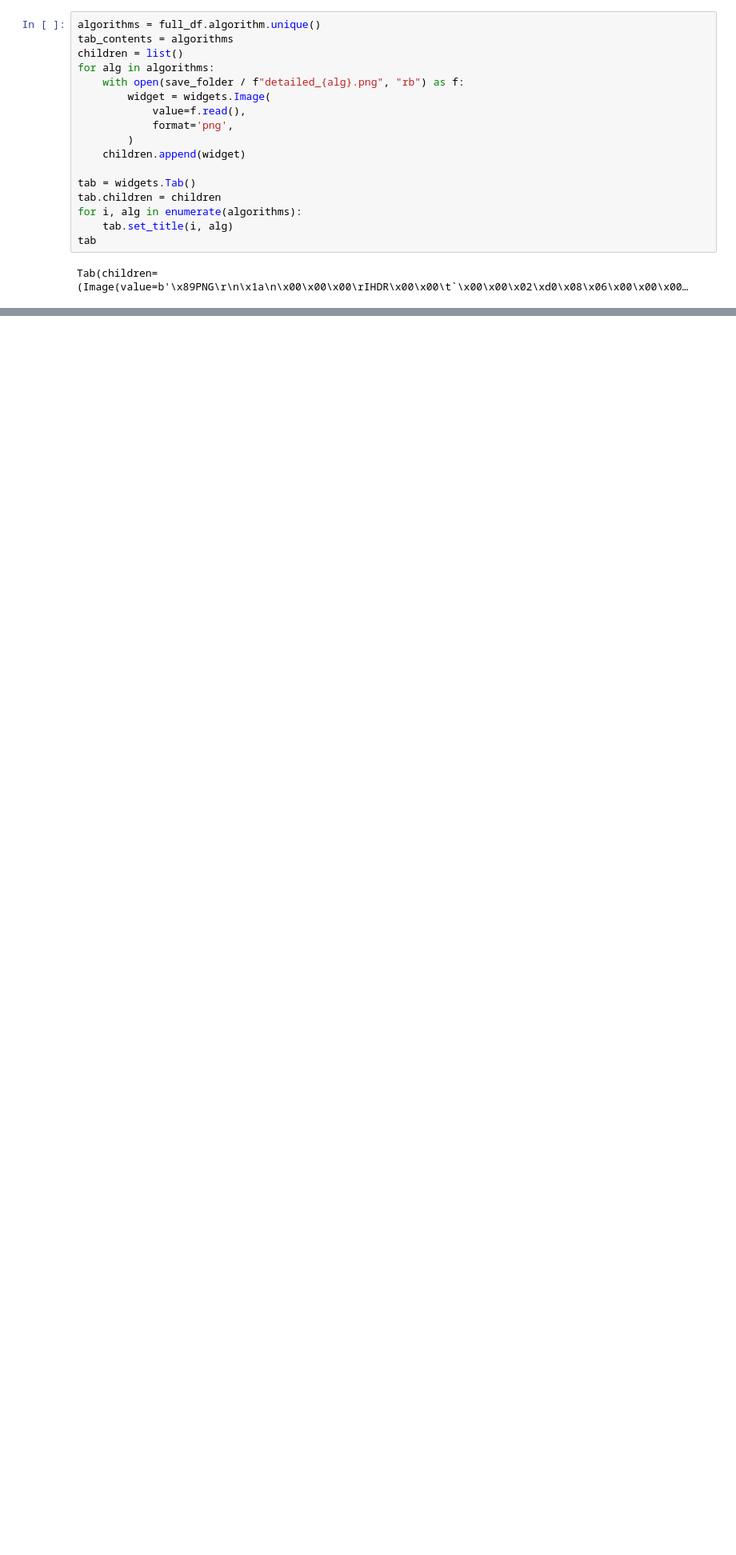
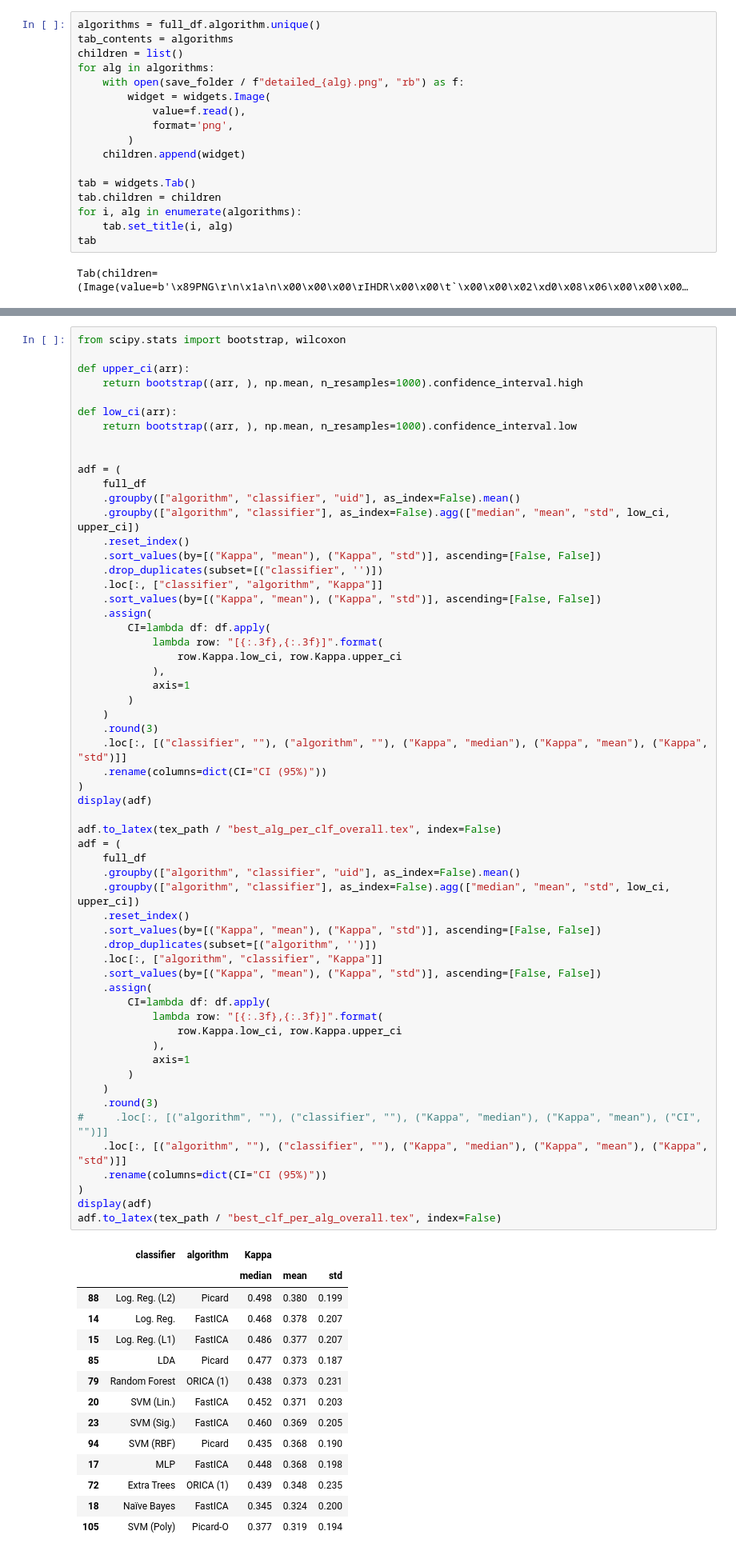
Before and after one commit to Kotzly/BCI_MsC, a Jupyter notebook: notebooks/Issue_32_Results_Analysis_BCIComp.ipynb, the cells around one changed output, grey strips where cells are left out. Shown: that part at 80% size. Saved outputs shown, nothing was run; the diff lists cells and outputs as text; blank space fills up the shorter version.

Commit message:
#32 new tables in notebooks

```diff
--- a/notebooks/Issue_32_Results_Analysis_BCIComp.ipynb
+++ b/notebooks/Issue_32_Results_Analysis_BCIComp.ipynb
@@ -365,0 +362,73 @@ Tab(children=(Image(value=b'\x89PNG\r\n\x1a\n\x00\x00\x00\rIHDR\x00\x00\t`\x00\x
+# %%
+from scipy.stats import bootstrap, wilcoxon
+
+def upper_ci(arr):
+    return bootstrap((arr, ), np.mean, n_resamples=1000).confidence_interval.high
+
+def low_ci(arr):
+    return bootstrap((arr, ), np.mean, n_resamples=1000).confidence_interval.low
+
+
+adf = (
+    full_df
+    .groupby(["algorithm", "classifier", "uid"], as_index=False).mean()
+    .groupby(["algorithm", "classifier"], as_index=False).agg(["median", "mean", "std", low_ci, upper_ci])
+    .reset_index()
+    .sort_values(by=[("Kappa", "mean"), ("Kappa", "std")], ascending=[False, False])
+    .drop_duplicates(subset=[("classifier", '')])
+    .loc[:, ["classifier", "algorithm", "Kappa"]]
+    .sort_values(by=[("Kappa", "mean"), ("Kappa", "std")], ascending=[False, False])
+    .assign(
+        CI=lambda df: df.apply(
+            lambda row: "[{:.3f},{:.3f}]".format(
+                row.Kappa.low_ci, row.Kappa.upper_ci
+            ),
+            axis=1
+        )
+    )
+    .round(3)
+    .loc[:, [("classifier", ""), ("algorithm", ""), ("Kappa", "median"), ("Kappa", "mean"), ("Kappa", "std")]]
+    .rename(columns=dict(CI="CI (95%)"))
+)
+display(adf)
+
+adf.to_latex(tex_path / "best_alg_per_clf_overall.tex", index=False)
+adf = (
+    full_df
+    .groupby(["algorithm", "classifier", "uid"], as_index=False).mean()
+    .groupby(["algorithm", "classifier"], as_index=False).agg(["median", "mean", "std", low_ci, upper_ci])
+    .reset_index()
+    .sort_values(by=[("Kappa", "mean"), ("Kappa", "std")], ascending=[False, False])
+    .drop_duplicates(subset=[("algorithm", '')])
+    .loc[:, ["algorithm", "classifier", "Kappa"]]
+    .sort_values(by=[("Kappa", "mean"), ("Kappa", "std")], ascending=[False, False])
+    .assign(
+        CI=lambda df: df.apply(
+            lambda row: "[{:.3f},{:.3f}]".format(
+                row.Kappa.low_ci, row.Kappa.upper_ci
+            ),
+            axis=1
+        )
+    )
+    .round(3)
+#     .loc[:, [("algorithm", ""), ("classifier", ""), ("Kappa", "median"), ("Kappa", "mean"), ("CI", "")]]
+    .loc[:, [("algorithm", ""), ("classifier", ""), ("Kappa", "median"), ("Kappa", "mean"), ("Kappa", "std")]]
+    .rename(columns=dict(CI="CI (95%)"))
+)
+display(adf)
+adf.to_latex(tex_path / "best_clf_per_alg_overall.tex", index=False)
+# %% [output]
+|  | classifier | algorithm | Kappa |  |  |
+|  |  |  | median | mean | std |
+| 88 | Log. Reg. (L2) | Picard | 0.498 | 0.380 | 0.199 |
+| 14 | Log. Reg. | FastICA | 0.468 | 0.378 | 0.207 |
+| 15 | Log. Reg. (L1) | FastICA | 0.486 | 0.377 | 0.207 |
+| 85 | LDA | Picard | 0.477 | 0.373 | 0.187 |
+| 79 | Random Forest | ORICA (1) | 0.438 | 0.373 | 0.231 |
+| 20 | SVM (Lin.) | FastICA | 0.452 | 0.371 | 0.203 |
+| 23 | SVM (Sig.) | FastICA | 0.460 | 0.369 | 0.205 |
+| 94 | SVM (RBF) | Picard | 0.435 | 0.368 | 0.190 |
+| 17 | MLP | FastICA | 0.448 | 0.368 | 0.198 |
+| 72 | Extra Trees | ORICA (1) | 0.439 | 0.348 | 0.235 |
+| 18 | Naïve Bayes | FastICA | 0.345 | 0.324 | 0.200 |
+| 105 | SVM (Poly) | Picard-O | 0.377 | 0.319 | 0.194 |
```
Also changed, not shown: parts of 11 cells of this notebook, 2 other files.
